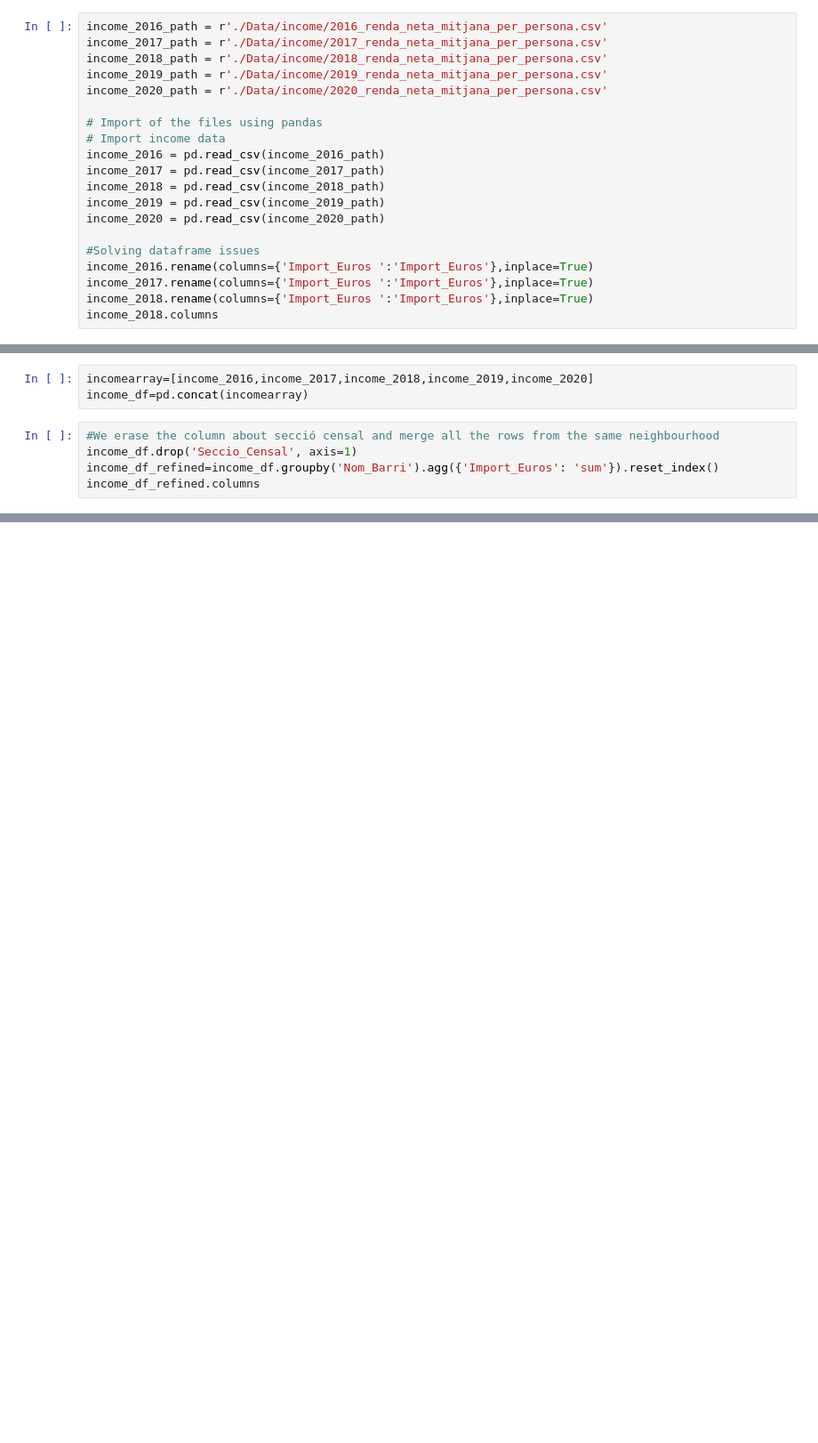
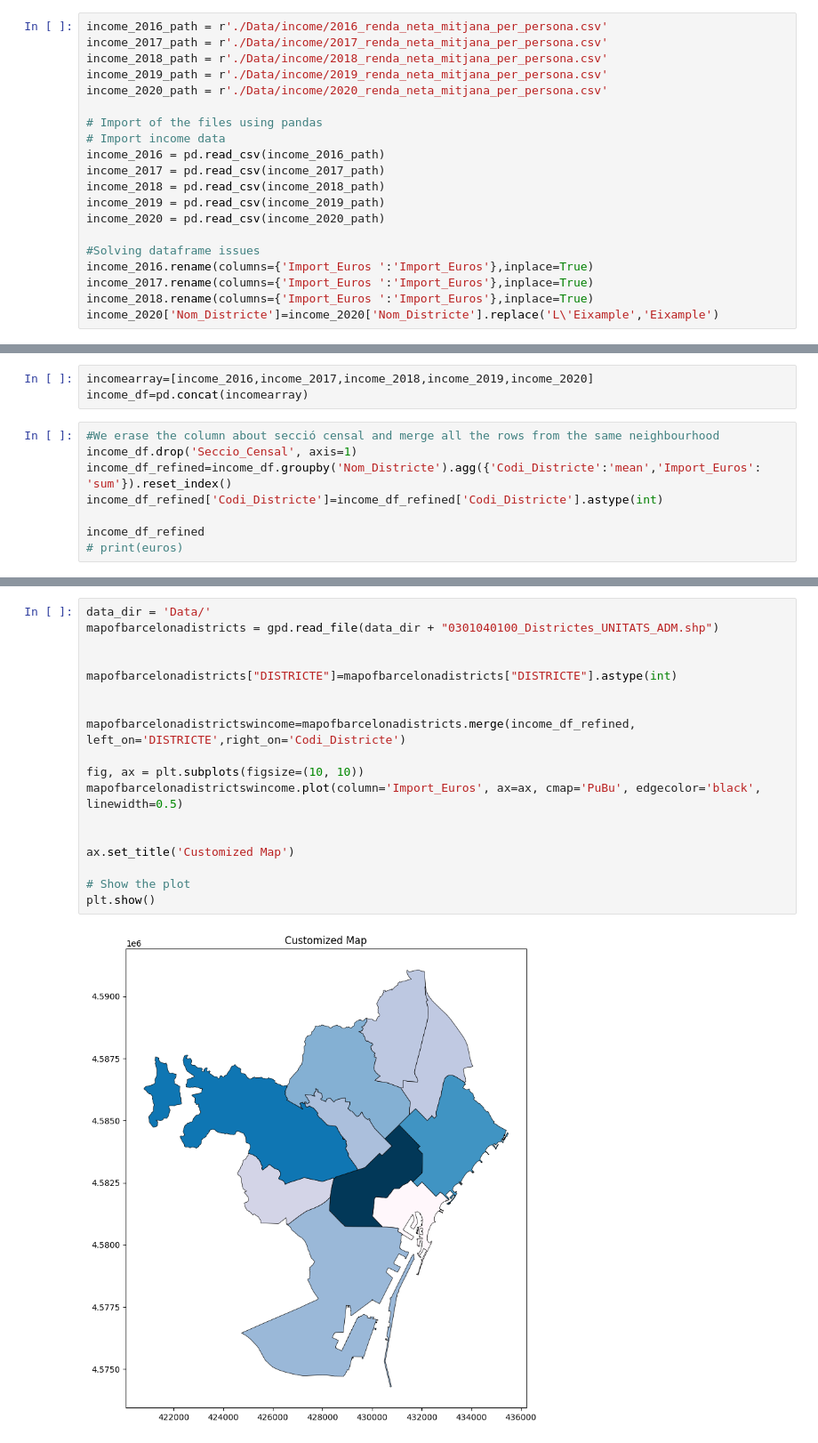
Before and after one commit to JuliaAT/AVDM-project, a Jupyter notebook: DataTreatment(EnriqueGarcíaOrtiz).ipynb, the cells around one changed output, grey strips where cells are left out. Shown at 89% size. Saved outputs shown, nothing was run; the diff lists cells and outputs as text; blank space fills up the shorter version.

```diff
--- a/DataTreatment(EnriqueGarcíaOrtiz).ipynb
+++ b/DataTreatment(EnriqueGarcíaOrtiz).ipynb
@@ -24,4 +24,4 @@ income_2020 = pd.read_csv(income_2020_path)
 income_2016.rename(columns={'Import_Euros ':'Import_Euros'},inplace=True)
 income_2017.rename(columns={'Import_Euros ':'Import_Euros'},inplace=True)
 income_2018.rename(columns={'Import_Euros ':'Import_Euros'},inplace=True)
-income_2018.columns
+income_2020['Nom_Districte']=income_2020['Nom_Districte'].replace('L\'Eixample','Eixample')
@@ -35,6 +31,9 @@ income_df=pd.concat(incomearray)
 # %%
 #We erase the column about secció censal and merge all the rows from the same neighbourhood
 income_df.drop('Seccio_Censal', axis=1)
-income_df_refined=income_df.groupby('Nom_Barri').agg({'Import_Euros': 'sum'}).reset_index()
-income_df_refined.columns
+income_df_refined=income_df.groupby('Nom_Districte').agg({'Codi_Districte':'mean','Import_Euros': 'sum'}).reset_index()
+income_df_refined['Codi_Districte']=income_df_refined['Codi_Districte'].astype(int)
+
+income_df_refined
+# print(euros)
 # %% [output]
@@ -47,0 +57,20 @@ plt.show()
+# %%
+data_dir = 'Data/'
+mapofbarcelonadistricts = gpd.read_file(data_dir + "0301040100_Districtes_UNITATS_ADM.shp")
+
+
+mapofbarcelonadistricts["DISTRICTE"]=mapofbarcelonadistricts["DISTRICTE"].astype(int)
+
+
+mapofbarcelonadistrictswincome=mapofbarcelonadistricts.merge(income_df_refined, left_on='DISTRICTE',right_on='Codi_Districte')
+
+fig, ax = plt.subplots(figsize=(10, 10))
+mapofbarcelonadistrictswincome.plot(column='Import_Euros', ax=ax, cmap='PuBu', edgecolor='black', linewidth=0.5)
+
+
+ax.set_title('Customized Map')
+
+# Show the plot
+plt.show()
+# %% [output]
+[figure, added]
```
Also changed, not shown: parts of 4 cells of this notebook.
